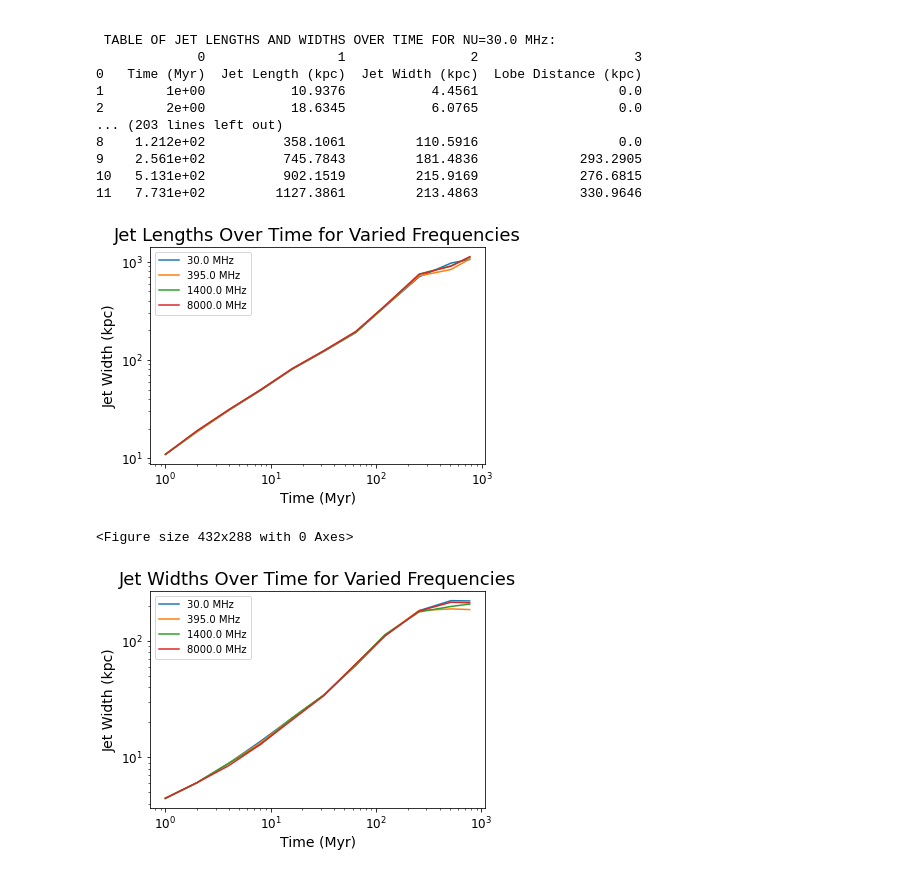
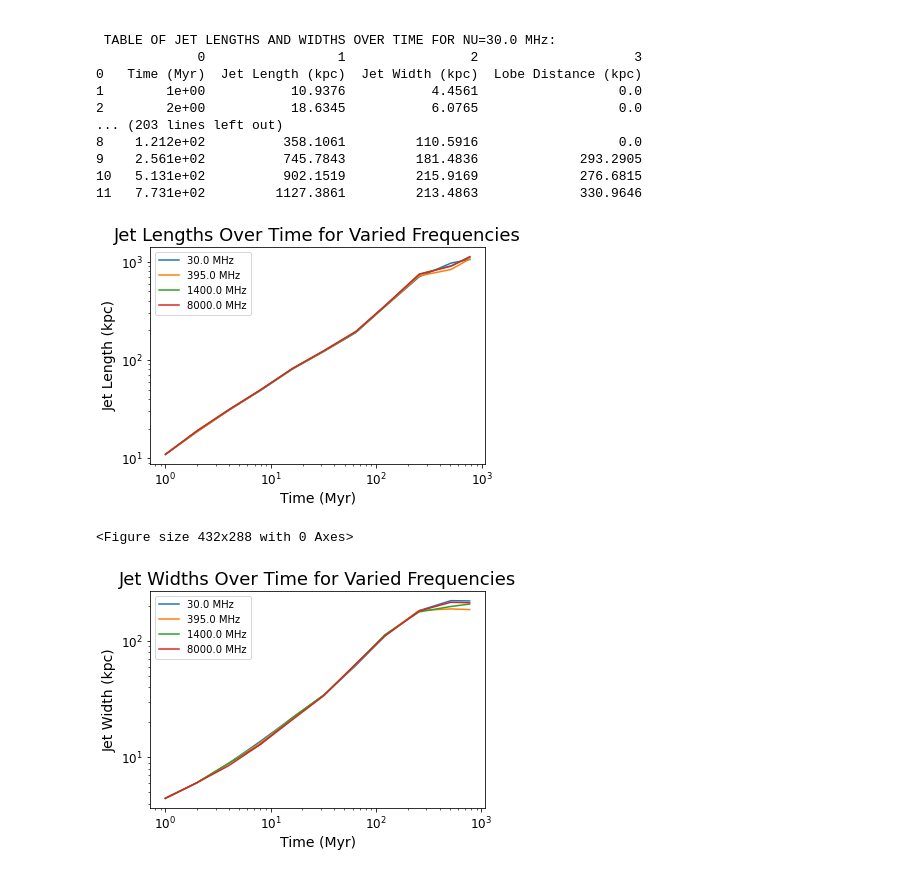
Before and after one commit to SolSamuels/Samuels_JetSimulationWork, a Jupyter notebook: Jet_Length_Width_Determiner_v3.1.ipynb, the cells around one changed output. Cells and saved outputs as stored; diff of their text form; code cells hidden in the pictures.

```diff
--- a/Jet_Length_Width_Determiner_v3.1.ipynb
+++ b/Jet_Length_Width_Determiner_v3.1.ipynb
@@ -286,7 +286,7 @@ nu = [30.0, 74.0, 150.0, 315.0, 395.0, 460.0, 630.0, 730.0, 1400.0, 3000.0, 5000
 nu_count = 0
 
 for value in nu:
-    path = '**/Group_L446*nu='+str(value)+'*0.00_1.00_0.00*Myr.fits*'
+    path = '**/Group_L446_rc30_*nu='+str(value)+'*0.00_1.00_0.00*Myr.fits*'
     nu_count += 1
 
     # Determines if there are any files in device
@@ -365,34 +365,34 @@ TRYING NU VALUE 30.0 MHz...
 # %%
 nu2 = [30.0, 395.0, 1400.0, 8000.0]
 
 for value in nu2:
     try:
         with open("corrected_data_table_{}MHz.npy".format(str(value)), "rb") as open_file:
             current_freq = np.load(open_file)
 
             time_vals = []
             jet_len_vals = []
 
             for i in range(1, 12):
                 time_vals.append(float(current_freq[i, 0]))
                 jet_len_vals.append(float(current_freq[i, 1]))
 
             plt.plot(time_vals, jet_len_vals, label="{} MHz".format(str(value)))
 
     except:
         p = 0
 plt.xscale("log")
 plt.yscale("log")
 plt.xlabel("Time (Myr)", fontsize=14)
-plt.ylabel("Jet Width (kpc)", fontsize=14)
+plt.ylabel("Jet Length (kpc)", fontsize=14)
 plt.title("Jet Lengths Over Time for Varied Frequencies", fontsize=18)
 plt.xticks(fontsize=12)
 plt.yticks(fontsize=12)
 plt.legend(loc=2, prop={'size': 10})
 plt.show()
 plt.savefig('Jet_Lengths_vs_Time.png')
 # %% [output]
-[figure, old version]
+[figure, new version]
 <Figure size 432x288 with 0 Axes>
 # %%
 for value in nu2:
```
Also changed, not shown: 7 other files.
